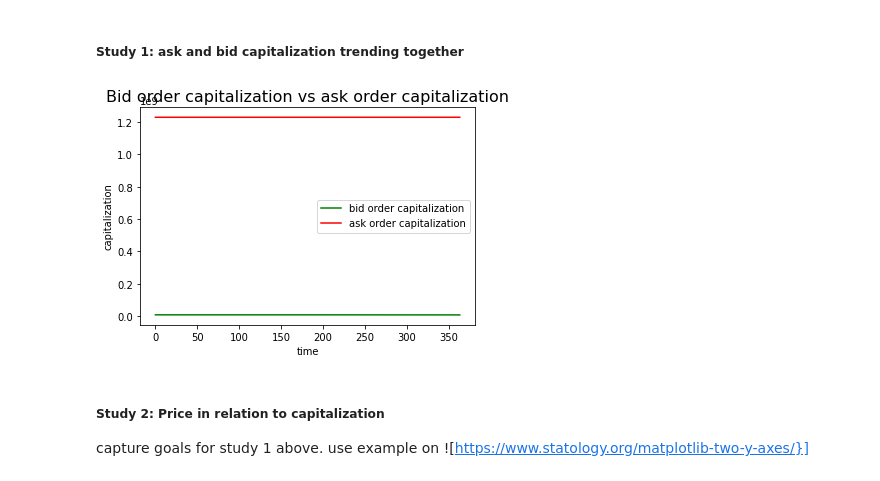
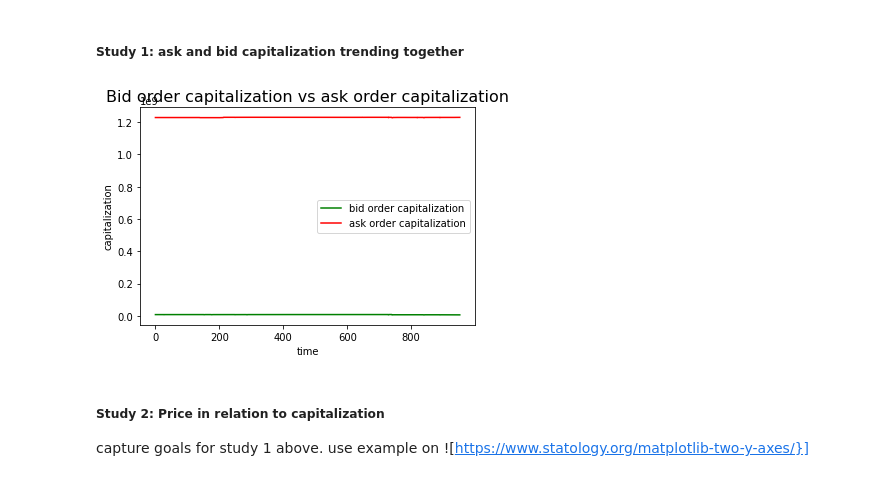
Before and after one commit to stefanbund/m1, a Jupyter notebook: milestone-i-notebooks/template.ipynb, the cells around one changed output. Saved outputs shown, nothing was run; the diff lists cells and outputs as text; code cells hidden in the pictures.

```diff
--- a/milestone-i-notebooks/template.ipynb
+++ b/milestone-i-notebooks/template.ipynb
@@ -22,22 +22,23 @@ contains seven major studies
 bid caps are not 100% determinant upon price, as price creates a dynamic loop, wherein declines in price create buy-up scenarios. Hence price and volume co-predict. They operate as partially predictive, then dependent. Hence, this defines a hard-to-predict situation. Sometimes price is following, sometimes it is leading.
 # %% [markdown]
 ##### Study 1: ask and bid capitalization trending together
+# %%
+import pandas as pd
+df = pd.read_csv("/home/stefanbund/ubuntu/m1/lob_caps/Fri Aug 12 2022 06:31:51 GMT-0700 (Pacific Daylight Time)-CAPS.csv")
+mn = pd.read_csv("/home/stefanbund/ubuntu/m1/lob_caps/Fri Aug 12 2022 06:31:51 GMT-0700 (Pacific Daylight Time)-MEANSHIFT.csv")
 # %%
 import matplotlib.pyplot as plt
-import pandas as pd
-df = pd.read_csv("Thu Aug 11 2022 05_39_53 GMT-0700 (Pacific Daylight Time)-CAPS.csv")
-mn = pd.read_csv("Thu Aug 11 2022 05_39_53 GMT-0700 (Pacific Daylight Time)-MEANSHIFT.csv")
-
+#mp is price
 plt.plot(df['bc'], color='green', label='bid order capitalization')
 plt.plot(df['ac'], color='red', label='ask order capitalization')
 plt.ylabel('capitalization', fontsize=10)
 plt.xlabel('time', fontsize=10)
 plt.title('Bid order capitalization vs ask order capitalization', fontsize=16)
 plt.legend()
 
 plt.show()
 # %% [output]
-[figure, old version]
+[figure, new version]
 # %% [markdown]
 ##### Study 2: Price in relation to capitalization
 capture goals for study 1 above. use example on ![https://www.statology.org/matplotlib-two-y-axes/}]
```
Also changed, not shown: parts of 8 cells of this notebook, 8 other files.
